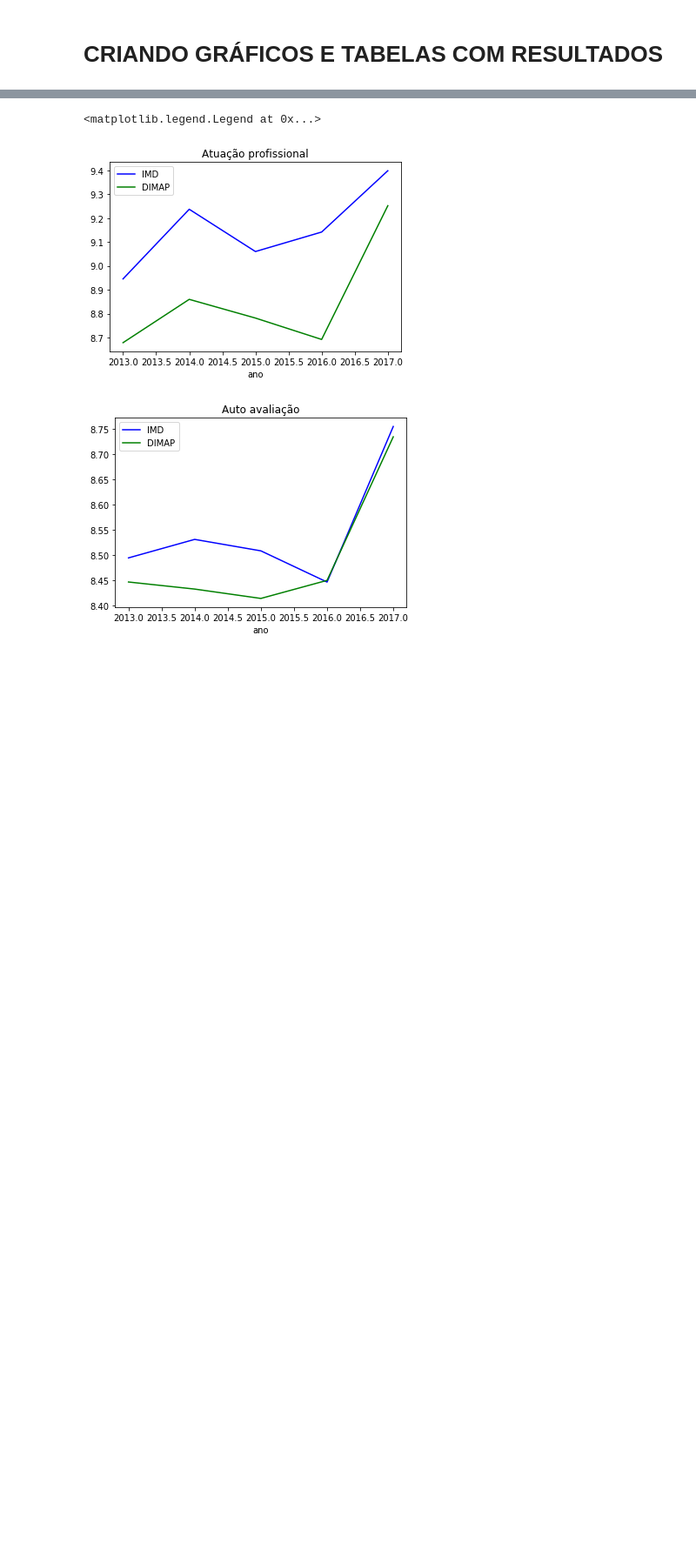
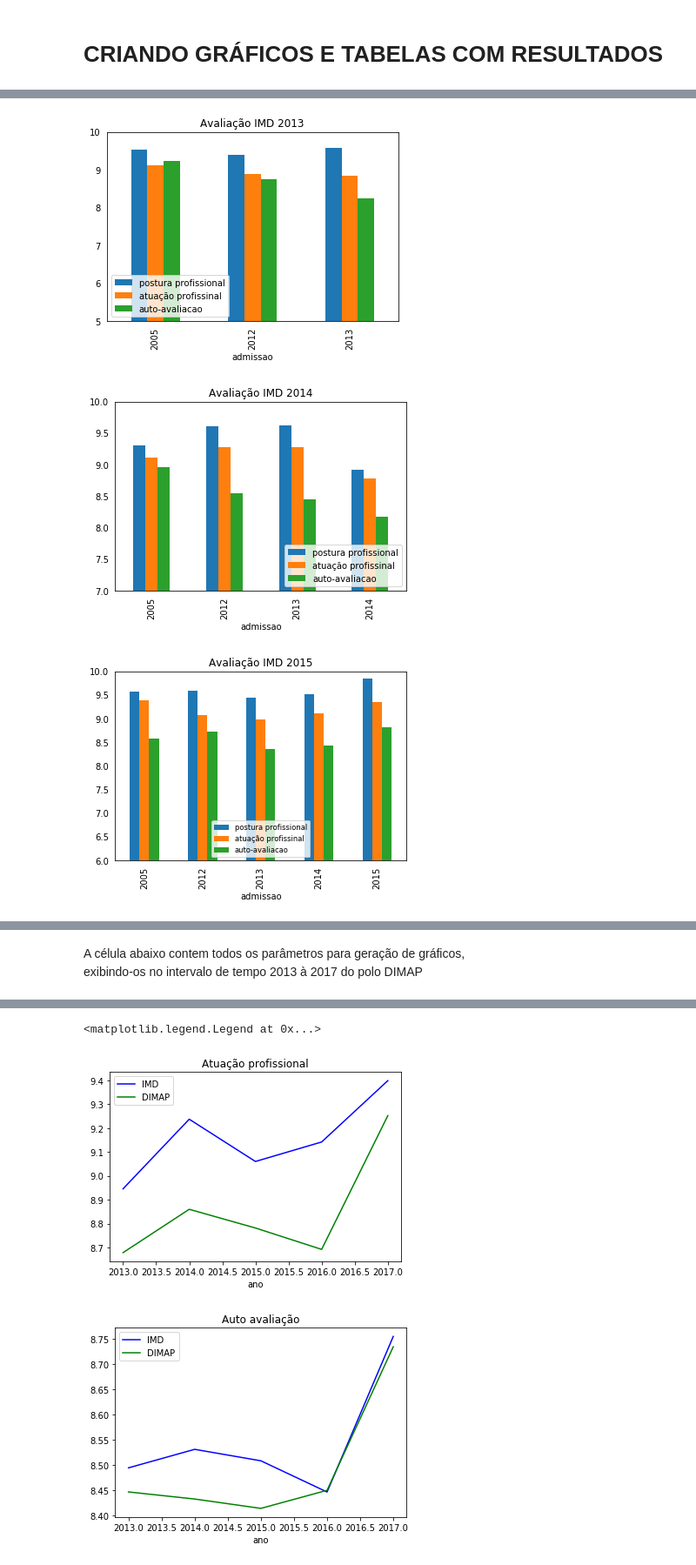
Before and after one commit to natanfernandes/ProjetoProbabilidade, a Jupyter notebook: Projeto Probabilidade(Semi-Pronto).ipynb, the cells around one changed output, grey strips where cells are left out. Shown at 87% size. Saved outputs shown, nothing was run; the diff lists cells and outputs as text; code cells hidden in the pictures; blank space fills up the shorter version.

```diff
--- a/Projeto Probabilidade(Semi-Pronto).ipynb
+++ b/Projeto Probabilidade(Semi-Pronto).ipynb
@@ -220,0 +215,46 @@ docentes_avaliacao_media_dimap
+# %%
+#Primeiro gráfico mostrado abaixo referente ao ano de 2013
+ax1 = docentes_avaliacao_media_imd_2013.plot(kind="bar",y=["postura_profissional_media","atuacao_profissional_media", "autoavaliacao_aluno_media"],
+                                             title="Avaliação IMD 2013")
+ax1.set_ylim(5,10)
+
+#Itens da avaliação docencia que serão mostrados no gráfico, que são
+# a nota da Postura Profissional do professor dada pelo aluno
+# a nota da Atuação Profissional do professor dada pelo aluno
+# e a auto-avaliação do aluno
+ax1.tick_params(bottom="off", top="off", left="off", right="off")
+ax1.legend(loc=3, labels=['postura profissional', 'atuação profissinal', 'auto-avaliacao'])
+
+#Segundo gráfico mostrado abaixo referente ao ano de 2014
+ax2 = docentes_avaliacao_media_imd_2014.plot(kind='bar',y=["postura_profissional_media","atuacao_profissional_media", "autoavaliacao_aluno_media"],
+                                             title='Avaliação IMD 2014')
+ax2.set_ylim(7,10)
+ax2.tick_params(bottom="off", top="off", left="off", right="off")
+ax2.legend(loc=4, labels=['postura profissional', 'atuação profissinal', 'auto-avaliacao'])
+
+#Segundo gráfico mostrado abaixo referente ao ano de 2015
+ax3 = docentes_avaliacao_media_imd_2015.plot(kind='bar',y=["postura_profissional_media","atuacao_profissional_media", "autoavaliacao_aluno_media"],
+                                title='Avaliação IMD 2015')
+ax3.set_ylim(6,10)
+ax3.tick_params(bottom="off", top="off", left="off", right="off")
+ax3.legend(loc='lower center', labels=['postura profissional', 'atuação profissinal', 'auto-avaliacao'], fontsize="small")
+
+#Segundo gráfico mostrado abaixo referente ao ano de 2016
+ax4 = docentes_avaliacao_media_imd_2016.plot(kind='bar',y=["postura_profissional_media","atuacao_profissional_media", "autoavaliacao_aluno_media"],
+                                title='Avaliação IMD 2016')
+ax4.set_ylim(6.5,10)
+ax4.tick_params(bottom="off", top="off", left="off", right="off")
+ax4.legend(loc=4, labels=['postura profissional', 'atuação profissinal', 'auto-avaliacao'], fontsize="small")
+
+#Segundo gráfico mostrado abaixo referente ao ano de 2017
+ax5 = docentes_avaliacao_media_imd_2017.plot(kind='bar',y=["postura_profissional_media","atuacao_profissional_media", "autoavaliacao_aluno_media"],
+                                title='Avaliação IMD 2017')
+ax5.set_ylim(7.5,10)
+ax5.tick_params(bottom="off", top="off", left="off", right="off")
+ax5.legend(loc=4, labels=['postura profissional', 'atuação profissinal', 'auto-avaliacao'], fontsize="small")
+
+plt.show()
+# %% [output]
+[figure, added]
+[figure, added]
+[figure, added]
@@ -221 +263,3 @@ docentes_avaliacao_media_dimap
+# %% [markdown]
+<p>A célula abaixo contem todos os parâmetros para geração de gráficos,<br> exibindo-os no intervalo de tempo 2013 à 2017 do polo DIMAP
 # %%
```
Also changed, not shown: parts of 12 cells of this notebook.
